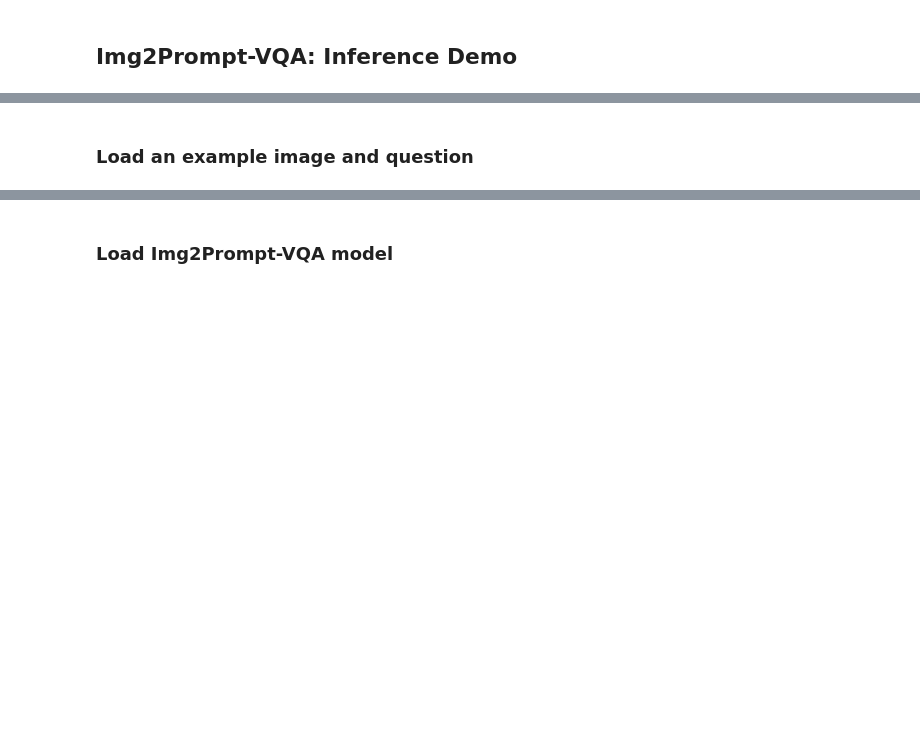
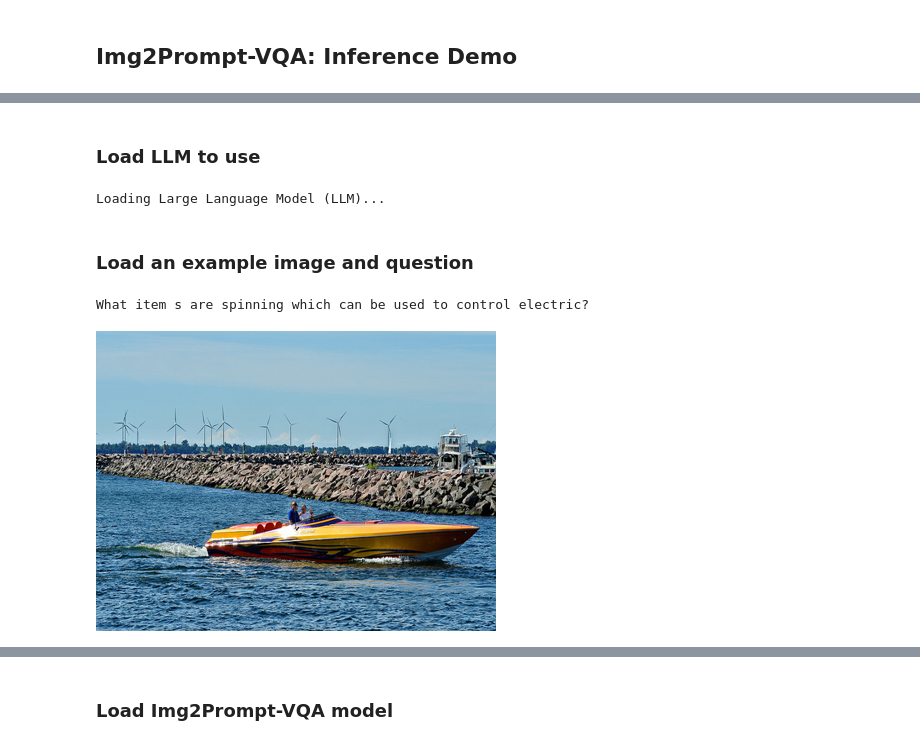
Before and after one commit to salesforce/LAVIS, a Jupyter notebook: projects/img2prompt-vqa/img2prompt_vqa.ipynb, the cells around one changed output, grey strips where cells are left out. Drawn from its saved outputs; the diff is of its cells as text; code cells hidden in the pictures; blank space fills up the shorter version.

```diff
--- a/projects/img2prompt-vqa/img2prompt_vqa.ipynb
+++ b/projects/img2prompt-vqa/img2prompt_vqa.ipynb
@@ -48,12 +48,39 @@ ModuleNotFoundError: No module named 'iopath'
+# %% [markdown]
+### Load LLM to use
+# %%
+from transformers import AutoConfig, AutoModelForCausalLM, AutoTokenizer, AutoModelForSeq2SeqLM
+
+def load_model(model_selection):
+    model = AutoModelForCausalLM.from_pretrained(model_selection)
+    tokenizer = AutoTokenizer.from_pretrained(model_selection, use_fast=False)
+    return model,tokenizer
+
+# Choose LLM to use
+# weights for OPT-6.7B/OPT-13B/OPT-30B/OPT-66B will download automatically
+print("Loading Large Language Model (LLM)...")
+llm_model, tokenizer = load_model('facebook/opt-6.7b')  # ~13G (FP16)
+# model, tokenizer = load_model('facebook/opt-13b') # ~26G (FP16)
+# model, tokenizer = load_model('facebook/opt-30b') # ~60G (FP16)
+# model, tokenizer = load_model('facebook/opt-66b') # ~132G (FP16)
+
+# you need to manually download weights, in order to use OPT-175B
+# https://github.com/facebookresearch/metaseq/tree/main/projects/OPT
+# model, tokenizer = load_model('facebook/opt-175b')
+# %% [output]
+Loading Large Language Model (LLM)...
 # %% [markdown]
 ### Load an example image and question
 # %%
-#img_url = 'https://storage.googleapis.com/sfr-vision-language-research/LAVIS/projects/pnp-vqa/demo.png'
-#raw_image = Image.open(requests.get(img_url, stream=True).raw).convert('RGB')
+# img_url = 'https://storage.googleapis.com/sfr-vision-language-research/LAVIS/projects/pnp-vqa/demo.png'
+# raw_image = Image.open(requests.get(img_url, stream=True).raw).convert('RGB')
+
 raw_image = Image.open("./demo.png").convert("RGB")
-#display(raw_image.resize((400, 300)))
 question = "What item s are spinning which can be used to control electric?"
 print(question)
+display(raw_image.resize((400, 300)))
+# %% [output]
+What item s are spinning which can be used to control electric?
+[figure, added]
 # %%
 # setup device to use
 device = torch.device("cuda" if torch.cuda.is_available() else "cpu")
```
Also changed, not shown: parts of 13 cells of this notebook, 4 other files.
